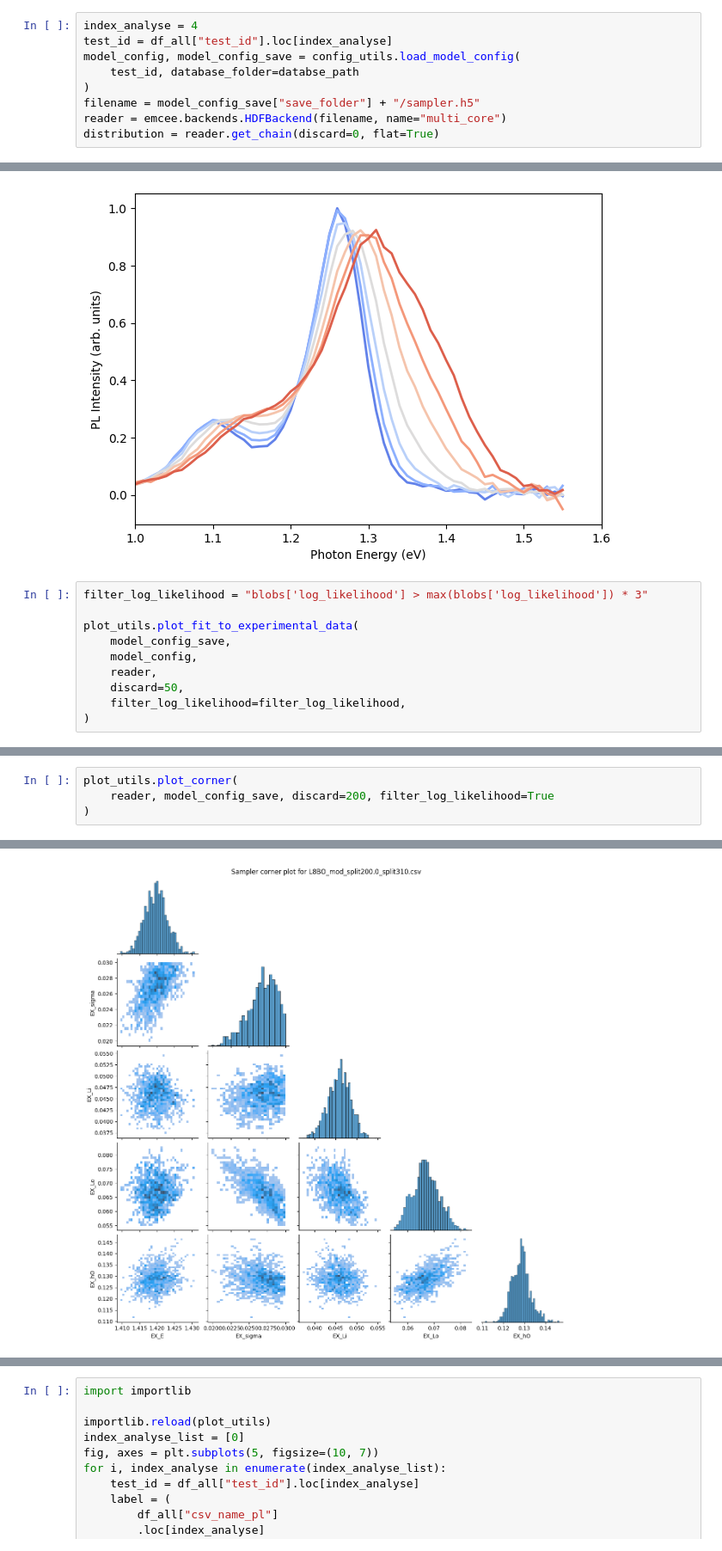
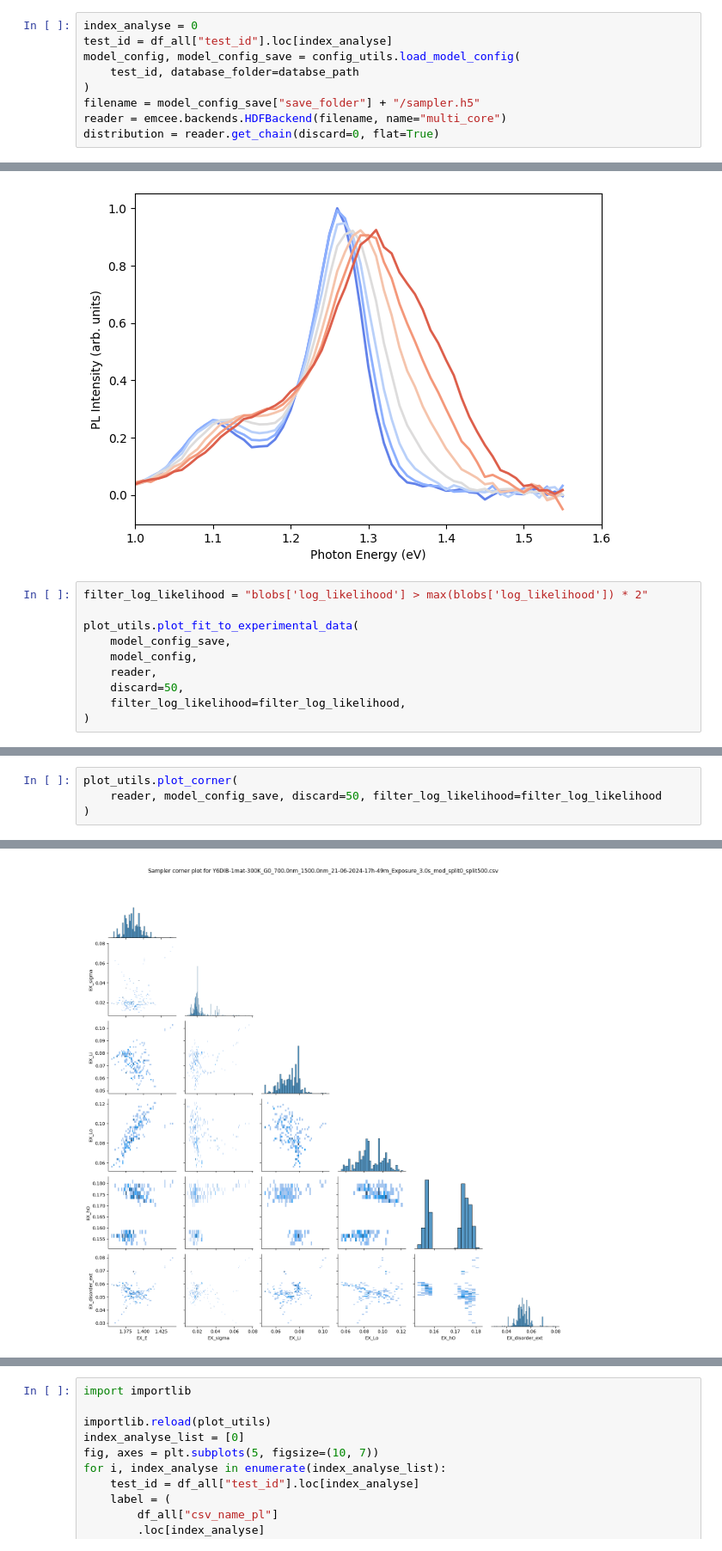
Before and after one commit to mohammedazzouzi15/pl_temp_fit, a Jupyter notebook: notebook/2_analyse_sampling_output_PL.ipynb, the cells around one changed output, grey strips where cells are left out. Shown at 86% size. Saved outputs shown, nothing was run; the diff lists cells and outputs as text.

```diff
--- a/notebook/2_analyse_sampling_output_PL.ipynb
+++ b/notebook/2_analyse_sampling_output_PL.ipynb
@@ -71,5 +66,5 @@ df_all[["csv_name_pl", "num_iteration", "max_log_prob"]]
 # %%
-index_analyse = 4
+index_analyse = 0
 test_id = df_all["test_id"].loc[index_analyse]
 model_config, model_config_save = config_utils.load_model_config(
     test_id, database_folder=databse_path
@@ -151,7 +146,7 @@ ax.set_xlim(1, 1.6)
 (1.0, 1.6)
 [figure]
 # %%
-filter_log_likelihood = "blobs['log_likelihood'] > max(blobs['log_likelihood']) * 3"
+filter_log_likelihood = "blobs['log_likelihood'] > max(blobs['log_likelihood']) * 2"
 
 plot_utils.plot_fit_to_experimental_data(
     model_config_save,
@@ -175,5 +174,5 @@ IndexError: index 5 is out of bounds for axis 0 with size 5
 # %%
 plot_utils.plot_corner(
-    reader, model_config_save, discard=200, filter_log_likelihood=True
+    reader, model_config_save, discard=50, filter_log_likelihood=filter_log_likelihood
 )
 # %% [output]
@@ -180 +199 @@ plot_utils.plot_corner(
-[figure, old version]
+[figure, new version]
```
Also changed, not shown: parts of 10 cells of this notebook, 2 other files.
